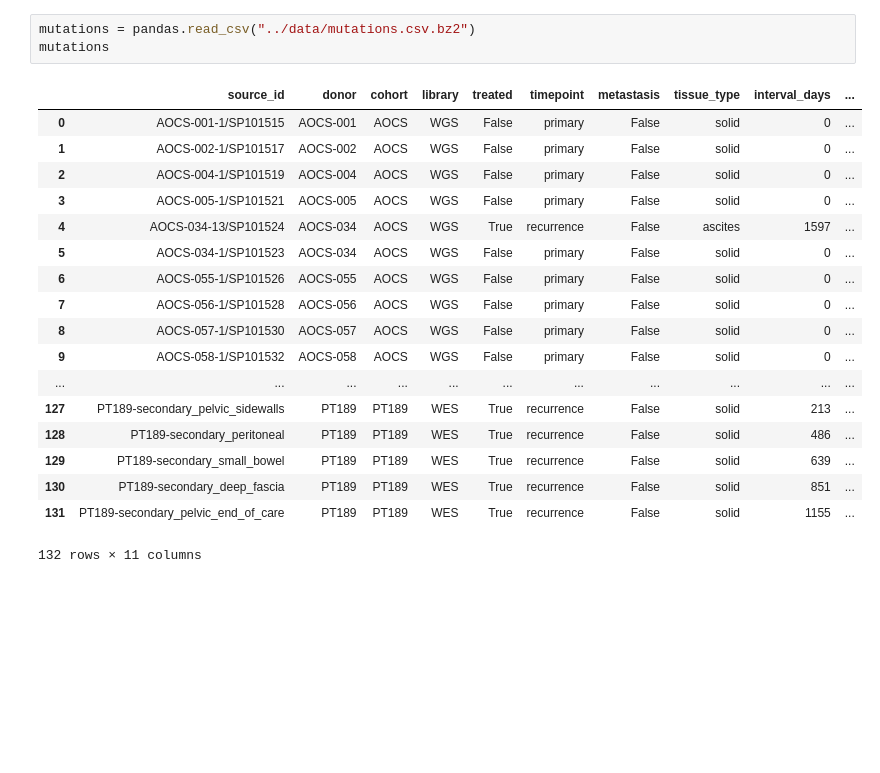
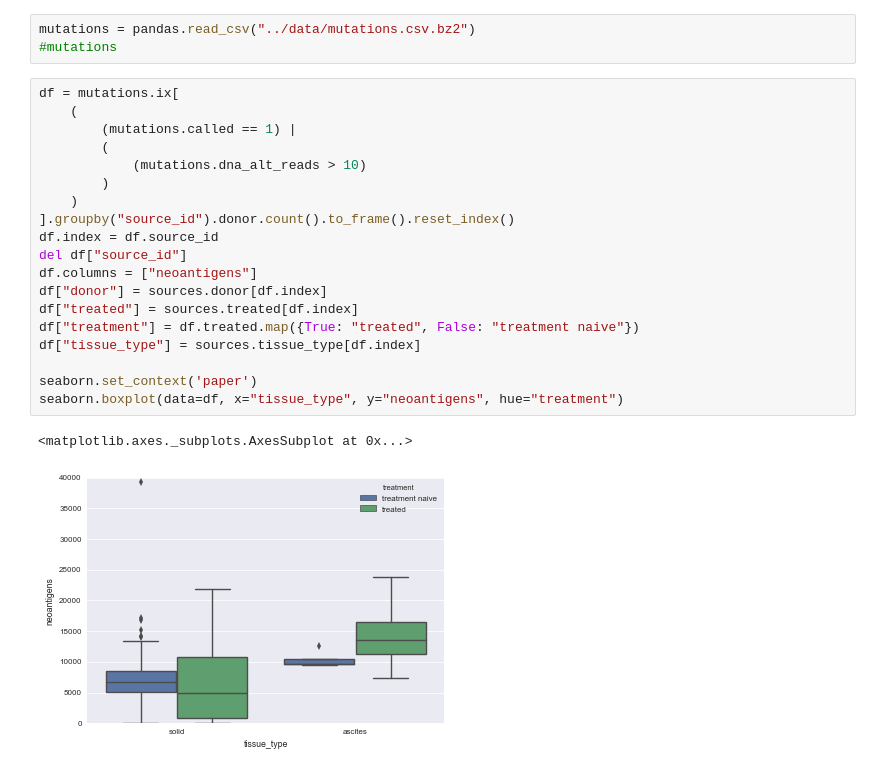
Before and after one commit to hammerlab/paper-aocs-chemo-neoantigens, a Jupyter notebook: notebooks/neoantigens.ipynb, the cells around one changed output. Cells and saved outputs as stored; diff of their text form; blank space fills up the shorter version.

```diff
--- a/notebooks/neoantigens.ipynb
+++ b/notebooks/neoantigens.ipynb
@@ -29,25 +9,28 @@ sources
 # %%
 mutations = pandas.read_csv("../data/mutations.csv.bz2")
-mutations
+#mutations
-# %% [output]
-|  | source_id | donor | cohort | library | treated | timepoint | metastasis | tissue_type | interval_days | ... |
-| 0 | AOCS-001-1/SP101515 | AOCS-001 | AOCS | WGS | False | primary | False | solid | 0 | ... |
-| 1 | AOCS-002-1/SP101517 | AOCS-002 | AOCS | WGS | False | primary | False | solid | 0 | ... |
-| 2 | AOCS-004-1/SP101519 | AOCS-004 | AOCS | WGS | False | primary | False | solid | 0 | ... |
-| 3 | AOCS-005-1/SP101521 | AOCS-005 | AOCS | WGS | False | primary | False | solid | 0 | ... |
-| 4 | AOCS-034-13/SP101524 | AOCS-034 | AOCS | WGS | True | recurrence | False | ascites | 1597 | ... |
-| 5 | AOCS-034-1/SP101523 | AOCS-034 | AOCS | WGS | False | primary | False | solid | 0 | ... |
-| 6 | AOCS-055-1/SP101526 | AOCS-055 | AOCS | WGS | False | primary | False | solid | 0 | ... |
-| 7 | AOCS-056-1/SP101528 | AOCS-056 | AOCS | WGS | False | primary | False | solid | 0 | ... |
-| 8 | AOCS-057-1/SP101530 | AOCS-057 | AOCS | WGS | False | primary | False | solid | 0 | ... |
-| 9 | AOCS-058-1/SP101532 | AOCS-058 | AOCS | WGS | False | primary | False | solid | 0 | ... |
-| ... | ... | ... | ... | ... | ... | ... | ... | ... | ... | ... |
-| 127 | PT189-secondary_pelvic_sidewalls | PT189 | PT189 | WES | True | recurrence | False | solid | 213 | ... |
-| 128 | PT189-secondary_peritoneal | PT189 | PT189 | WES | True | recurrence | False | solid | 486 | ... |
-| 129 | PT189-secondary_small_bowel | PT189 | PT189 | WES | True | recurrence | False | solid | 639 | ... |
-| 130 | PT189-secondary_deep_fascia | PT189 | PT189 | WES | True | recurrence | False | solid | 851 | ... |
-| 131 | PT189-secondary_pelvic_end_of_care | PT189 | PT189 | WES | True | recurrence | False | solid | 1155 | ... |
-132 rows × 11 columns
+# %%
+df = mutations.ix[
+    (
+        (mutations.called == 1) |
+        (
+            (mutations.dna_alt_reads > 10)
+        )
+    )
+].groupby("source_id").donor.count().to_frame().reset_index()
+df.index = df.source_id
+del df["source_id"]
+df.columns = ["neoantigens"]
+df["donor"] = sources.donor[df.index]
+df["treated"] = sources.treated[df.index]
+df["treatment"] = df.treated.map({True: "treated", False: "treatment naive"})
+df["tissue_type"] = sources.tissue_type[df.index]
+
+seaborn.set_context('paper')
+seaborn.boxplot(data=df, x="tissue_type", y="neoantigens", hue="treatment")
+# %% [output]
+<matplotlib.axes._subplots.AxesSubplot at 0x...>
+[figure, added]
 # %%
 df = mutations.ix[
     (
```
Also changed, not shown: parts of 12 cells of this notebook, 1 other file.
